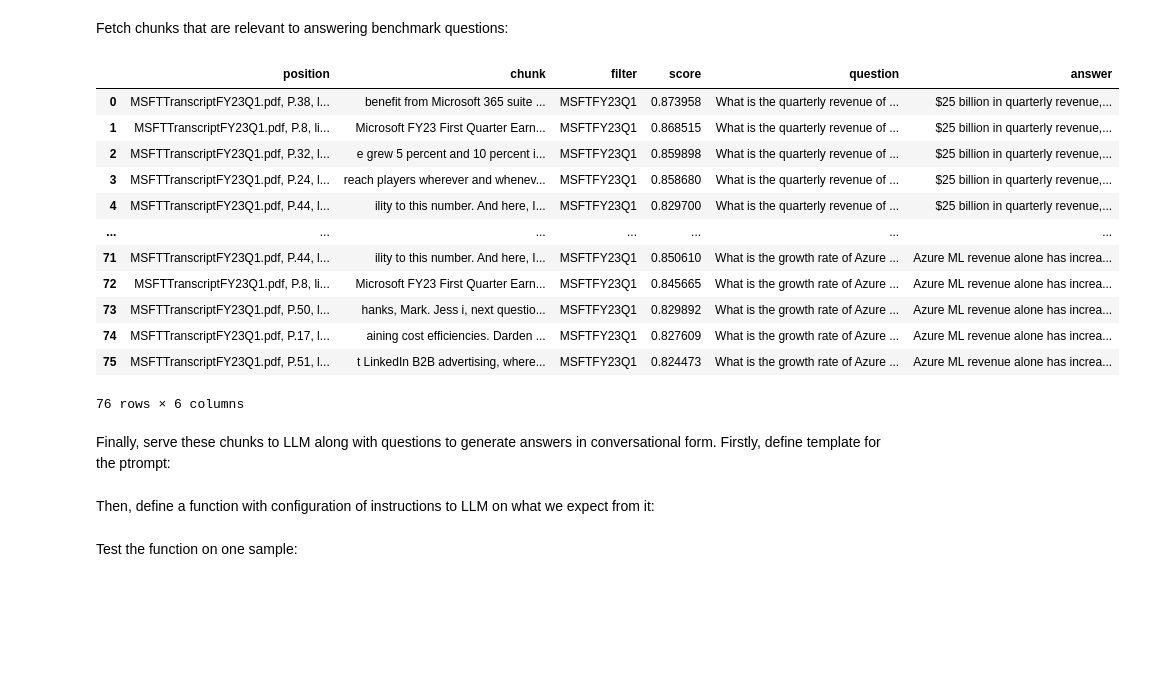
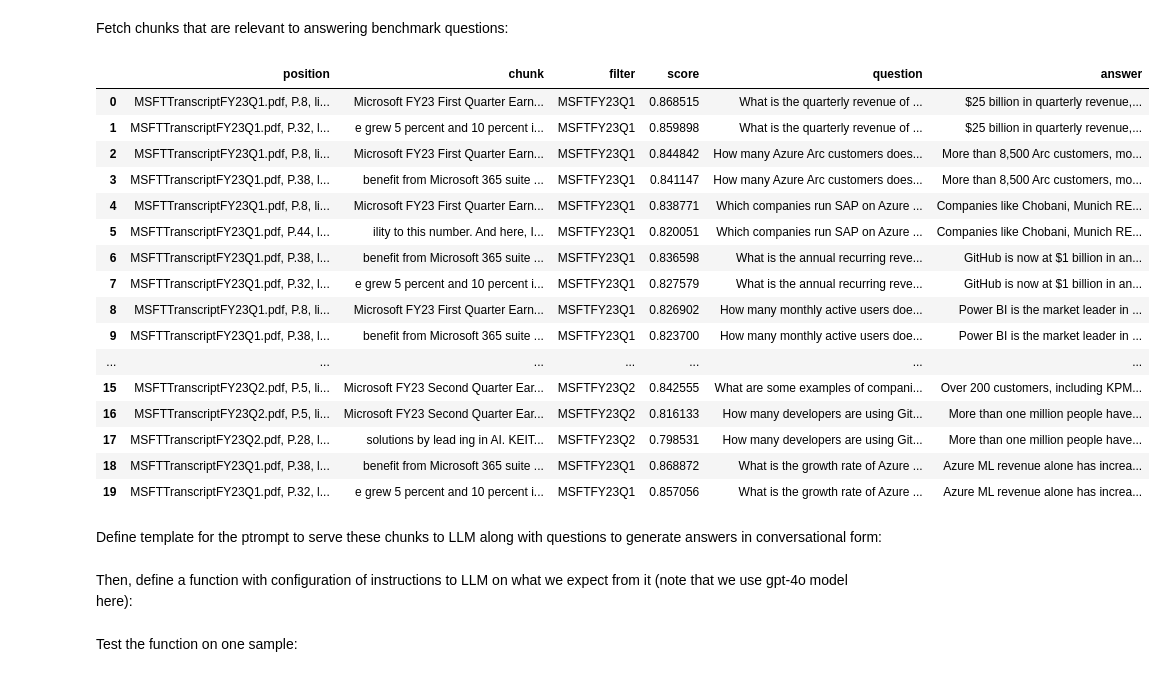
Before and after one commit to microsoft/appliedai-rag101, a Jupyter notebook: rag_skills/samples/financial_transcripts/tutorial-only.ipynb, the cells around one changed output. Saved outputs shown, nothing was run; the diff lists cells and outputs as text; code cells hidden in the pictures; blank space fills up the shorter version.

```diff
--- a/rag_skills/samples/financial_transcripts/tutorial-only.ipynb
+++ b/rag_skills/samples/financial_transcripts/tutorial-only.ipynb
@@ -266,16 +266,12 @@ import openai
 from openai import AzureOpenAI
 from tenacity import retry, wait_random_exponential, stop_after_attempt
 
+"""
 openai.api_type = config["OPENAI_API_TYPE"]
 openai.api_key = config["OPENAI_API_KEY"]
 openai.api_base = config["OPENAI_API_BASE"]
 openai.api_version = config["OPENAI_API_VERSION"]
 
-"""
-def createEmbeddings(text):
-    response = openai.Embedding.create(input=text , engine=config["OPENAI_DEPLOYMENT_EMBEDDING"])
-    embeddings = response['data'][0]['embedding']
-    return embeddings
 """
 
 client = AzureOpenAI(
@@ -306,7 +302,6 @@ for index, row in df.iterrows():
 
     # Create embeddings using the provided function
     embeddings = createEmbeddings(concat_text)
-    #print(embeddings)
 
     # Assign the embeddings to the 'embedding' column
     df.at[index, 'Embedding'] = embeddings
@@ -635,26 +633,29 @@ benchmark
 Fetch chunks that are relevant to answering benchmark questions:
 # %%
 questions_list = benchmark['question'].tolist()
-top_n=10
 relevant_chunks=fetch_relevant_chunks_for_multiple_questions(questions_list, top_n)
 merged_df = pd.merge(relevant_chunks, benchmark, on='question')
 merged_df
 # %% [output]
 |  | position | chunk | filter | score | question | answer |
-| 0 | MSFTTranscriptFY23Q1.pdf, P.38, l... | benefit from Microsoft 365 suite ... | MSFTFY23Q1 | 0.873958 | What is the quarterly revenue of ... | $25 billion in quarterly revenue,... |
-| 1 | MSFTTranscriptFY23Q1.pdf, P.8, li... | Microsoft FY23 First Quarter Earn... | MSFTFY23Q1 | 0.868515 | What is the quarterly revenue of ... | $25 billion in quarterly revenue,... |
-| 2 | MSFTTranscriptFY23Q1.pdf, P.32, l... | e grew 5 percent and 10 percent i... | MSFTFY23Q1 | 0.859898 | What is the quarterly revenue of ... | $25 billion in quarterly revenue,... |
-| 3 | MSFTTranscriptFY23Q1.pdf, P.24, l... | reach players wherever and whenev... | MSFTFY23Q1 | 0.858680 | What is the quarterly revenue of ... | $25 billion in quarterly revenue,... |
-| 4 | MSFTTranscriptFY23Q1.pdf, P.44, l... | ility to this number. And here, I... | MSFTFY23Q1 | 0.829700 | What is the quarterly revenue of ... | $25 billion in quarterly revenue,... |
+| 0 | MSFTTranscriptFY23Q1.pdf, P.8, li... | Microsoft FY23 First Quarter Earn... | MSFTFY23Q1 | 0.868515 | What is the quarterly revenue of ... | $25 billion in quarterly revenue,... |
+| 1 | MSFTTranscriptFY23Q1.pdf, P.32, l... | e grew 5 percent and 10 percent i... | MSFTFY23Q1 | 0.859898 | What is the quarterly revenue of ... | $25 billion in quarterly revenue,... |
+| 2 | MSFTTranscriptFY23Q1.pdf, P.8, li... | Microsoft FY23 First Quarter Earn... | MSFTFY23Q1 | 0.844842 | How many Azure Arc customers does... | More than 8,500 Arc customers, mo... |
+| 3 | MSFTTranscriptFY23Q1.pdf, P.38, l... | benefit from Microsoft 365 suite ... | MSFTFY23Q1 | 0.841147 | How many Azure Arc customers does... | More than 8,500 Arc customers, mo... |
+| 4 | MSFTTranscriptFY23Q1.pdf, P.8, li... | Microsoft FY23 First Quarter Earn... | MSFTFY23Q1 | 0.838771 | Which companies run SAP on Azure ... | Companies like Chobani, Munich RE... |
+| 5 | MSFTTranscriptFY23Q1.pdf, P.44, l... | ility to this number. And here, I... | MSFTFY23Q1 | 0.820051 | Which companies run SAP on Azure ... | Companies like Chobani, Munich RE... |
+| 6 | MSFTTranscriptFY23Q1.pdf, P.38, l... | benefit from Microsoft 365 suite ... | MSFTFY23Q1 | 0.836598 | What is the annual recurring reve... | GitHub is now at $1 billion in an... |
+| 7 | MSFTTranscriptFY23Q1.pdf, P.32, l... | e grew 5 percent and 10 percent i... | MSFTFY23Q1 | 0.827579 | What is the annual recurring reve... | GitHub is now at $1 billion in an... |
+| 8 | MSFTTranscriptFY23Q1.pdf, P.8, li... | Microsoft FY23 First Quarter Earn... | MSFTFY23Q1 | 0.826902 | How many monthly active users doe... | Power BI is the market leader in ... |
+| 9 | MSFTTranscriptFY23Q1.pdf, P.38, l... | benefit from Microsoft 365 suite ... | MSFTFY23Q1 | 0.823700 | How many monthly active users doe... | Power BI is the market leader in ... |
 | ... | ... | ... | ... | ... | ... | ... |
-| 71 | MSFTTranscriptFY23Q1.pdf, P.44, l... | ility to this number. And here, I... | MSFTFY23Q1 | 0.850610 | What is the growth rate of Azure ... | Azure ML revenue alone has increa... |
-| 72 | MSFTTranscriptFY23Q1.pdf, P.8, li... | Microsoft FY23 First Quarter Earn... | MSFTFY23Q1 | 0.845665 | What is the growth rate of Azure ... | Azure ML revenue alone has increa... |
-| 73 | MSFTTranscriptFY23Q1.pdf, P.50, l... | hanks, Mark. Jess i, next questio... | MSFTFY23Q1 | 0.829892 | What is the growth rate of Azure ... | Azure ML revenue alone has increa... |
-| 74 | MSFTTranscriptFY23Q1.pdf, P.17, l... | aining cost efficiencies. Darden ... | MSFTFY23Q1 | 0.827609 | What is the growth rate of Azure ... | Azure ML revenue alone has increa... |
-| 75 | MSFTTranscriptFY23Q1.pdf, P.51, l... | t LinkedIn B2B advertising, where... | MSFTFY23Q1 | 0.824473 | What is the growth rate of Azure ... | Azure ML revenue alone has increa... |
+| 15 | MSFTTranscriptFY23Q2.pdf, P.5, li... | Microsoft FY23 Second Quarter Ear... | MSFTFY23Q2 | 0.842555 | What are some examples of compani... | Over 200 customers, including KPM... |
+| 16 | MSFTTranscriptFY23Q2.pdf, P.5, li... | Microsoft FY23 Second Quarter Ear... | MSFTFY23Q2 | 0.816133 | How many developers are using Git... | More than one million people have... |
+| 17 | MSFTTranscriptFY23Q2.pdf, P.28, l... | solutions by lead ing in AI. KEIT... | MSFTFY23Q2 | 0.798531 | How many developers are using Git... | More than one million people have... |
+| 18 | MSFTTranscriptFY23Q1.pdf, P.38, l... | benefit from Microsoft 365 suite ... | MSFTFY23Q1 | 0.868872 | What is the growth rate of Azure ... | Azure ML revenue alone has increa... |
+| 19 | MSFTTranscriptFY23Q1.pdf, P.32, l... | e grew 5 percent and 10 percent i... | MSFTFY23Q1 | 0.857056 | What is the growth rate of Azure ... | Azure ML revenue alone has increa... |
-76 rows × 6 columns
 # %% [markdown]
-Finally, serve these chunks to LLM along with questions to generate answers in conversational form. Firstly, define template for the ptrompt:
+Define template for the ptrompt to serve these chunks to LLM along with questions to generate answers in conversational form:
 # %%
 template = """
         You are given a question and a relevant piece of context. Use only the context to answer the question.
@@ -674,5 +675,5 @@ template = """
         <your answer here>
         """
 # %% [markdown]
-Then, define a function with configuration of instructions to LLM on what we expect from it:
+Then, define a function with configuration of instructions to LLM on what we expect from it (note that we use gpt-4o model here):
 # %%
```
Also changed, not shown: parts of 19 cells of this notebook, 1 other file.
